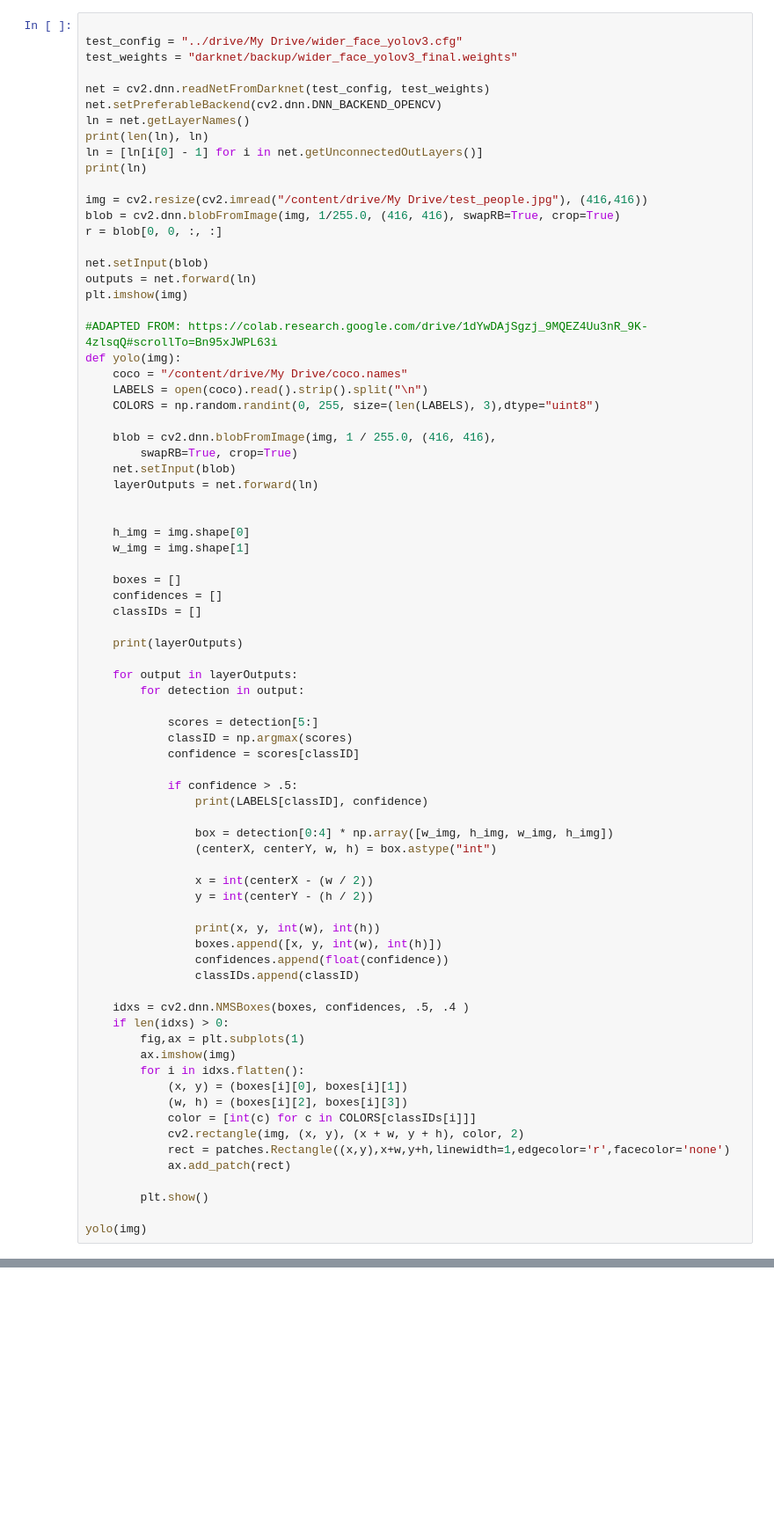
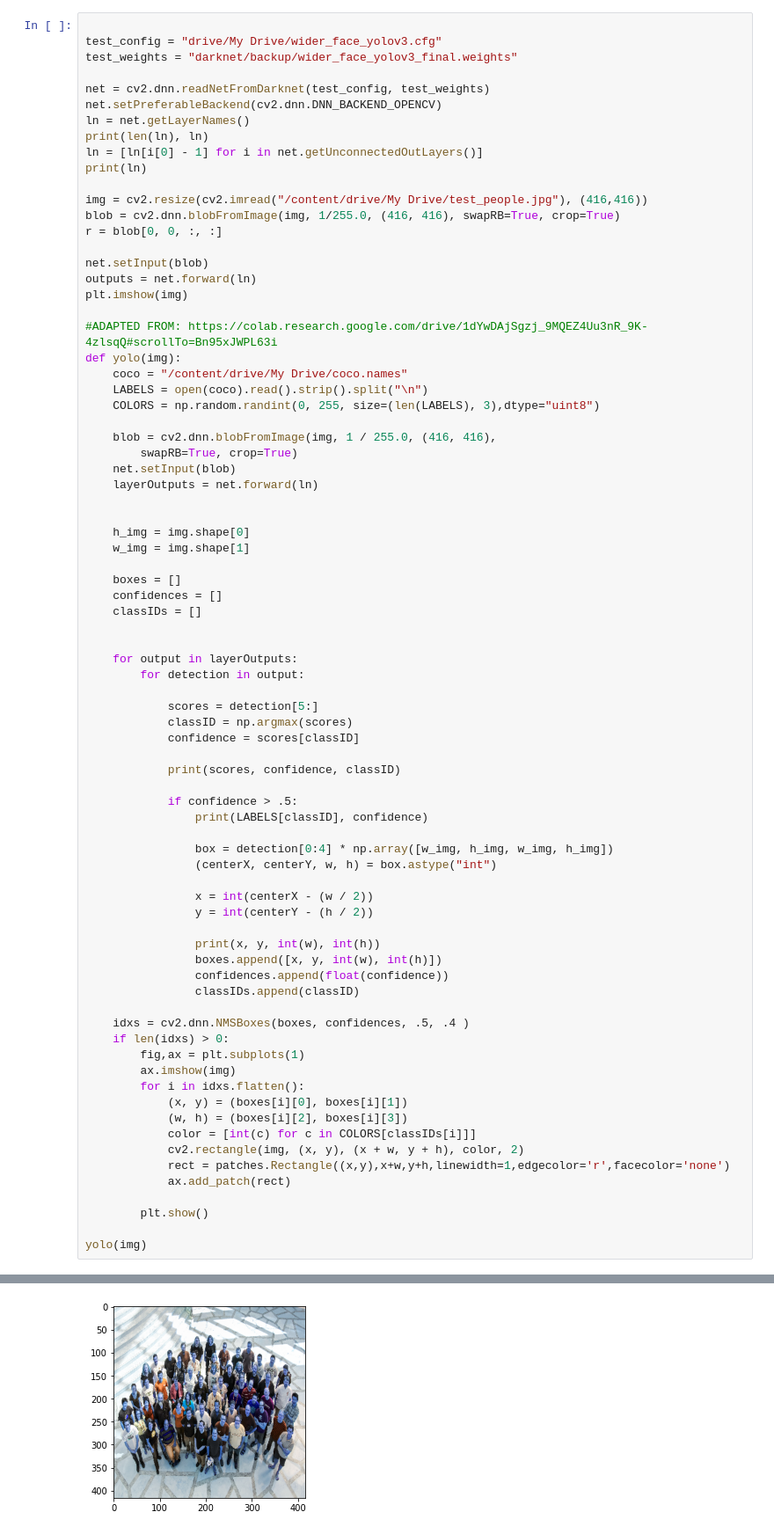
Before and after one commit to willyptrain/cs4774-mask-detection, a Jupyter notebook: face_detection_yolo.ipynb, the cells around one changed output, grey strips where cells are left out. Shown at 88% size. Saved outputs shown, nothing was run; the diff lists cells and outputs as text; blank space fills up the shorter version.

```diff
--- a/face_detection_yolo.ipynb
+++ b/face_detection_yolo.ipynb
@@ -80,6 +102,6 @@ If you want to train from the beginning, then use flag in the end of training co
 # %%
 
-test_config = "../drive/My Drive/wider_face_yolov3.cfg"
+test_config = "drive/My Drive/wider_face_yolov3.cfg"
 test_weights = "darknet/backup/wider_face_yolov3_final.weights"
 
 net = cv2.dnn.readNetFromDarknet(test_config, test_weights)
@@ -116,7 +138,6 @@ def yolo(img):
     confidences = []
     classIDs = []
 
-    print(layerOutputs)
 
     for output in layerOutputs:
         for detection in output:
@@ -124,6 +145,8 @@ def yolo(img):
             scores = detection[5:]
             classID = np.argmax(scores)
             confidence = scores[classID]
+
+            print(scores, confidence, classID)
 
             if confidence > .5:
                 print(LABELS[classID], confidence)
@@ -158,0 +198 @@ error: ignored
+[figure, added]
```
Also changed, not shown: parts of 6 cells of this notebook.
